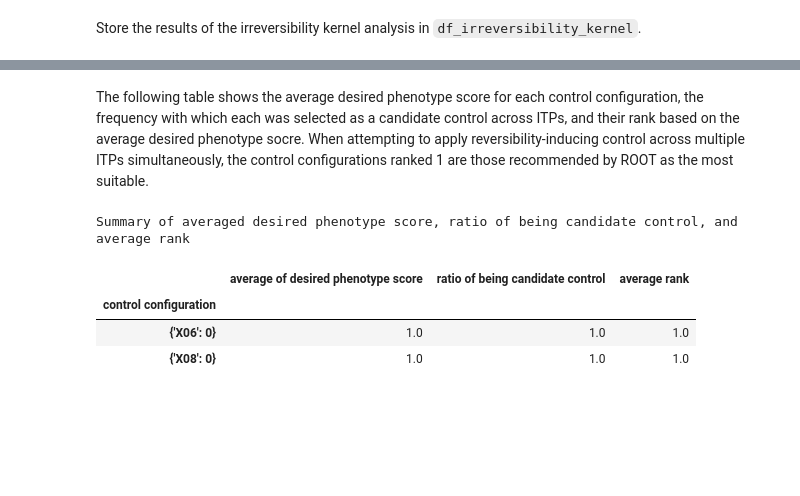
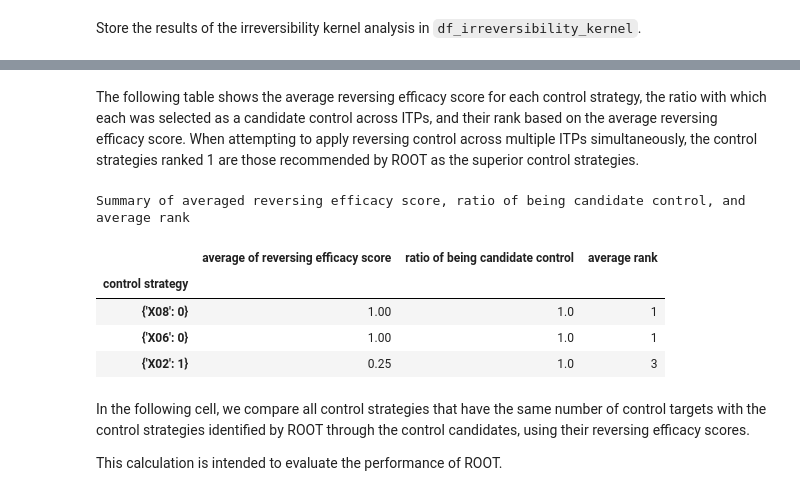
Before and after one commit to yena2bell/ROOT, a Jupyter notebook: ROOT_application_examples/toy model/ROOT_application_to_toy_model.ipynb, the cells around one changed output, grey strips where cells are left out. Drawn from its saved outputs; the diff is of its cells as text; code cells hidden in the pictures; blank space fills up the shorter version.

```diff
--- a/ROOT_application_examples/toy model/ROOT_application_to_toy_model.ipynb
+++ b/ROOT_application_examples/toy model/ROOT_application_to_toy_model.ipynb
@@ -264,8 +267,8 @@ for ITP_index in ITP_indices_to_analyze:
 Store the results of the irreversibility kernel analysis in `df_irreversibility_kernel`.
 # %%
 ITP_indices = []
-irreversibilty_motifs = []
-coherency_conditions = []
+column_for_irreversibilty_motifs = []
+column_for_coherency_conditions = []
 
 for ITP_index in ITP_indices_to_analyze:
     ITP_object = ITP_index_map[ITP_index]
@@ -273,11 +276,11 @@ for ITP_index in ITP_indices_to_analyze:
         corresponding_coherency_condition = ITP_object.coherency_conditions[i]
 
         ITP_indices.append(ITP_index)
-        irreversibilty_motifs.append(irreversibility_motif)
-        coherency_conditions.append(corresponding_coherency_condition)
+        column_for_irreversibilty_motifs.append(irreversibility_motif)
+        column_for_coherency_conditions.append(corresponding_coherency_condition)
 
-df_irreversibility_kernel = pd.DataFrame({"irreversibility motif":irreversibilty_motifs,
-                                           "coherency condition":coherency_conditions},
+df_irreversibility_kernel = pd.DataFrame({"irreversibility motif":column_for_irreversibilty_motifs,
+                                           "coherency condition":column_for_coherency_conditions},
                                           index=ITP_indices)
 df_irreversibility_kernel.index.name = 'ITP index'
 # %% [markdown]
@@ -403,14 +400,14 @@ num_of_control_targets = 1
 # %%
 import pandas as pd
 
-ITPindex_controlconfigurations_map = {}
+ITPindex_controlcandidate_map = {}
 ITP_indices = []
 control_candidates_for_each_ITP_index = []
 
 for ITP_index in ITP_indices_to_analyze:
     ITP_object = ITP_index_map[ITP_index]
-    control_candidates_for_the_ITP = ITP_object.get_control_configurations_having_n_control_targets(num_of_control_targets)
-    ITPindex_controlconfigurations_map[ITP_index] = control_candidates_for_the_ITP
+    control_candidates_for_the_ITP = ITP_object.get_control_strategiess_having_n_control_targets(num_of_control_targets)
+    ITPindex_controlcandidate_map[ITP_index] = control_candidates_for_the_ITP
     for control_candidate_for_the_ITP in control_candidates_for_the_ITP:
         ITP_indices.append(ITP_index)
         control_candidates_for_each_ITP_index.append(control_candidate_for_the_ITP)
@@ -648,34 +793,39 @@ control configurations and their desired phenotype score per ITP
 # %% [markdown]
-The following table shows the average desired phenotype score for each control configuration, the frequency with which each was selected as a candidate control across ITPs, and their rank based on the average desired phenotype socre. When attempting to apply reversibility-inducing control across multiple ITPs simultaneously, the control configurations ranked 1 are those recommended by ROOT as the most suitable.
+The following table shows the average reversing efficacy score for each control strategy, the ratio with which each was selected as a candidate control across ITPs, and their rank based on the average reversing efficacy score. When attempting to apply reversing control across multiple ITPs simultaneously, the control strategies ranked 1 are those recommended by ROOT as the superior control strategies.
 # %%
-desired_phenotype_score_averaged = []
+reversing_efficacy_score_averaged = []
 ratios_of_being_candidate_control = []
 ranks_averaged = []
-for control_configuration in control_configurations_for_all_analyzed_ITPs:
-    sub_df_for_the_control_configuration = df_reversibility_inducing_control[df_reversibility_inducing_control["control configuration"] == control_configuration]
+for control_strategy in control_strategies_for_all_analyzed_ITPs:
+    sub_df_for_the_control_strategy = df_reversing_control[df_reversing_control["control strategy"] == control_strategy]
 
-    desired_phenotype_score_averaged_of_the_control_configuration = sub_df_for_the_control_configuration["desired phenotype score"].mean()
-    desired_phenotype_score_averaged.append(desired_phenotype_score_averaged_of_the_control_configuration)
-    ratio_of_being_condidate_for_the_control_configuration = sub_df_for_the_control_configuration["control configuration is candidate control for the ITP"].mean()
+    reversing_efficacy_score_averaged_of_the_control_strategy = sub_df_for_the_control_strategy["reversing efficacy score"].mean()
+    reversing_efficacy_score_averaged.append(reversing_efficacy_score_averaged_of_the_control_strategy)
+    ratio_of_being_condidate_for_the_control_configuration = sub_df_for_the_control_strategy["control strategy is in control candidates for the ITP"].mean()
     ratios_of_being_candidate_control.append(ratio_of_being_condidate_for_the_control_configuration)
-    ranks_averaged = compute_competition_ranks(desired_phenotype_score_averaged)
+    ranks_averaged = compute_ranks(reversing_efficacy_score_averaged)
 
-df_reversibility_inducing_control_statistic = pd.DataFrame({"average of desired phenotype score":desired_phenotype_score_averaged,
+df_reversing_control_statistic = pd.DataFrame({"average of reversing efficacy score":reversing_efficacy_score_averaged,
                                      "ratio of being candidate control":ratios_of_being_candidate_control,
                                      "average rank":ranks_averaged},
-                                      index=control_configurations_for_all_analyzed_ITPs)
-df_reversibility_inducing_control_statistic.index.name = 'control configuration'
-df_reversibility_inducing_control_statistic = df_reversibility_inducing_control_statistic.sort_values("average rank")
+                                      index=control_strategies_for_all_analyzed_ITPs)
+df_reversing_control_statistic.index.name = 'control strategy'
+df_reversing_control_statistic = df_reversing_control_statistic.sort_values("average rank")
 
-print("Summary of averaged desired phenotype score, ratio of being candidate control, and average rank")
+print("Summary of averaged reversing efficacy score, ratio of being candidate control, and average rank")
 pd.set_option('display.max_rows', None)
 pd.set_option('display.max_columns', None)
-display(df_reversibility_inducing_control_statistic)
+display(df_reversing_control_statistic)
 pd.reset_option('display.max_rows')
 pd.reset_option('display.max_columns')
 # %% [output]
-Summary of averaged desired phenotype score, ratio of being candidate control, and average rank
+Summary of averaged reversing efficacy score, ratio of being candidate control, and average rank
-|  | average of desired phenotype score | ratio of being candidate control | average rank |
-| control configuration |  |  |  |
-| {'X06': 0} | 1.0 | 1.0 | 1.0 |
-| {'X08': 0} | 1.0 | 1.0 | 1.0 |
+|  | average of reversing efficacy score | ratio of being candidate control | average rank |
+| control strategy |  |  |  |
+| {'X08': 0} | 1.00 | 1.0 | 1 |
+| {'X06': 0} | 1.00 | 1.0 | 1 |
+| {'X02': 1} | 0.25 | 1.0 | 3 |
+# %% [markdown]
+In the following cell, we compare all control strategies that have the same number of control targets with the control strategies identified by ROOT through the control candidates, using their reversing efficacy scores.
+
+This calculation is intended to evaluate the performance of ROOT.
```
Also changed, not shown: parts of 39 cells of this notebook.
